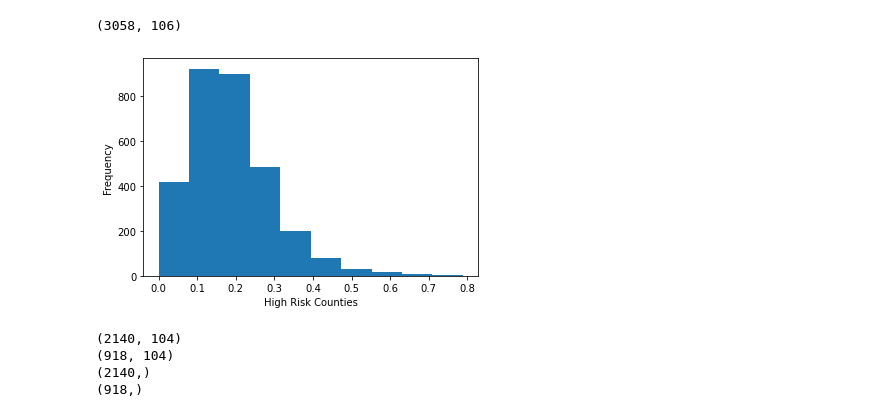
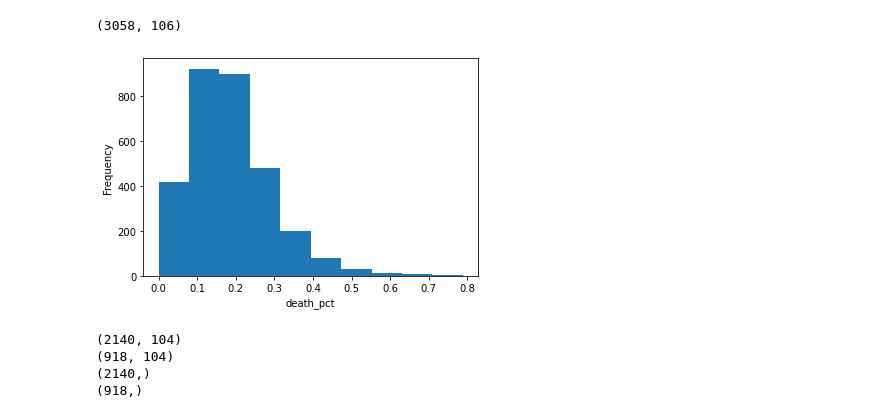
Before and after one commit to sdguerrette/capstone_project, a Jupyter notebook: Week2/ML_code/rf_regression_merged_cleaned_data/rf_regression_deaths-Copy1.ipynb, the cells around one changed output. Cells and saved outputs as stored; diff of their text form; code cells hidden in the pictures.

```diff
--- a/Week2/ML_code/rf_regression_merged_cleaned_data/rf_regression_deaths-Copy1.ipynb
+++ b/Week2/ML_code/rf_regression_merged_cleaned_data/rf_regression_deaths-Copy1.ipynb
@@ -87,11 +87,11 @@ y= df['death_pct'].values
 # %%
 # frequency histogram to see how many counties are high risk and low risk
 plt.hist(df["death_pct"])
-plt.xlabel("High Risk Counties")
+plt.xlabel("death_pct")
 plt.ylabel("Frequency")
 plt.show()
 # %% [output]
-[figure, old version]
+[figure, new version]
 # %%
 #split data for training and testing
 from sklearn.model_selection import train_test_split
```
Also changed, not shown: parts of 2 cells of this notebook, 2 other files.
